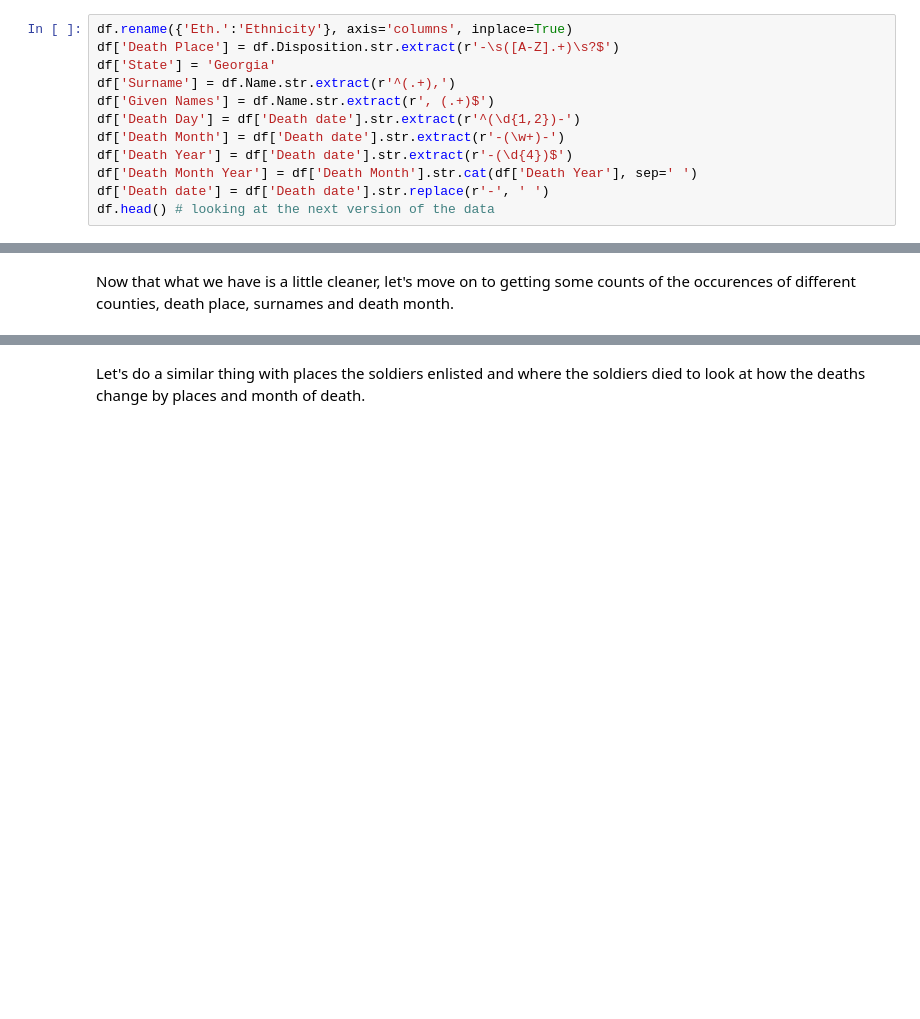
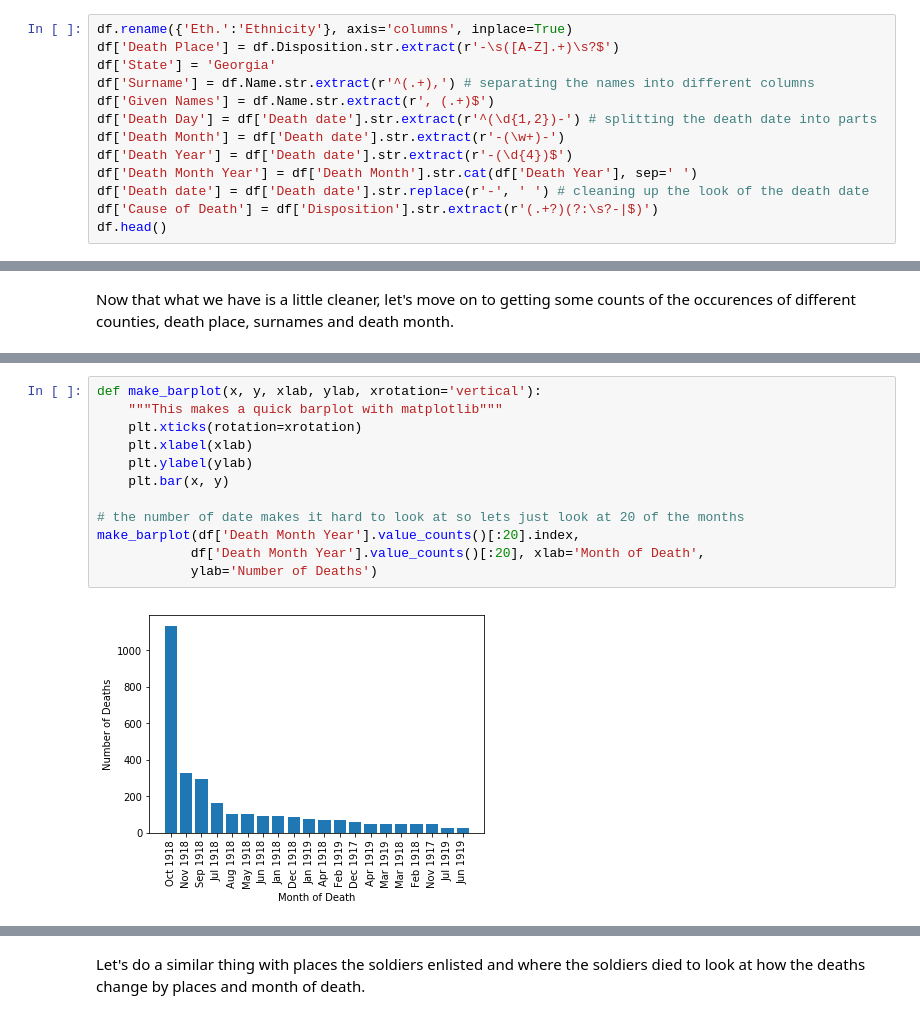
Before and after one commit to benbranchflower/applied_machine_learning, a Jupyter notebook: Georgia_service_cards.ipynb, the cells around one changed output, grey strips where cells are left out. Saved outputs shown, nothing was run; the diff lists cells and outputs as text; blank space fills up the shorter version.

```diff
--- a/Georgia_service_cards.ipynb
+++ b/Georgia_service_cards.ipynb
@@ -43,14 +44,15 @@ The data is pretty messy so I will clean up some column names and then make some
 df.rename({'Eth.':'Ethnicity'}, axis='columns', inplace=True)
 df['Death Place'] = df.Disposition.str.extract(r'-\s([A-Z].+)\s?$')
 df['State'] = 'Georgia'
-df['Surname'] = df.Name.str.extract(r'^(.+),')
+df['Surname'] = df.Name.str.extract(r'^(.+),') # separating the names into different columns
 df['Given Names'] = df.Name.str.extract(r', (.+)$')
-df['Death Day'] = df['Death date'].str.extract(r'^(\d{1,2})-')
+df['Death Day'] = df['Death date'].str.extract(r'^(\d{1,2})-') # splitting the death date into parts
 df['Death Month'] = df['Death date'].str.extract(r'-(\w+)-')
 df['Death Year'] = df['Death date'].str.extract(r'-(\d{4})$')
 df['Death Month Year'] = df['Death Month'].str.cat(df['Death Year'], sep=' ')
-df['Death date'] = df['Death date'].str.replace(r'-', ' ')
-df.head() # looking at the next version of the data
+df['Death date'] = df['Death date'].str.replace(r'-', ' ') # cleaning up the look of the death date
+df['Cause of Death'] = df['Disposition'].str.extract(r'(.+?)(?:\s?-|$)')
+df.head()
 # %% [output]
 |  | Rank | Name | County | City | Death date | Ethnicity | Citation | Disposition | Photo | ... |
 | 1 | PVT | Aaron, Charlie Floyd | Newton | Starrsville | 9 Oct 1918 | W | MB 132, Newton, GDC, Knight | infection - France | yes | ... |
@@ -103,0 +86,14 @@ plt.xticks(rotation='vertical')
+# %%
+def make_barplot(x, y, xlab, ylab, xrotation='vertical'):
+    """This makes a quick barplot with matplotlib"""
+    plt.xticks(rotation=xrotation)
+    plt.xlabel(xlab)
+    plt.ylabel(ylab)
+    plt.bar(x, y)
+
+# the number of date makes it hard to look at so lets just look at 20 of the months
+make_barplot(df['Death Month Year'].value_counts()[:20].index,
+            df['Death Month Year'].value_counts()[:20], xlab='Month of Death',
+            ylab='Number of Deaths')
+# %% [output]
+[figure, added]
```
Also changed, not shown: parts of 18 cells of this notebook.
